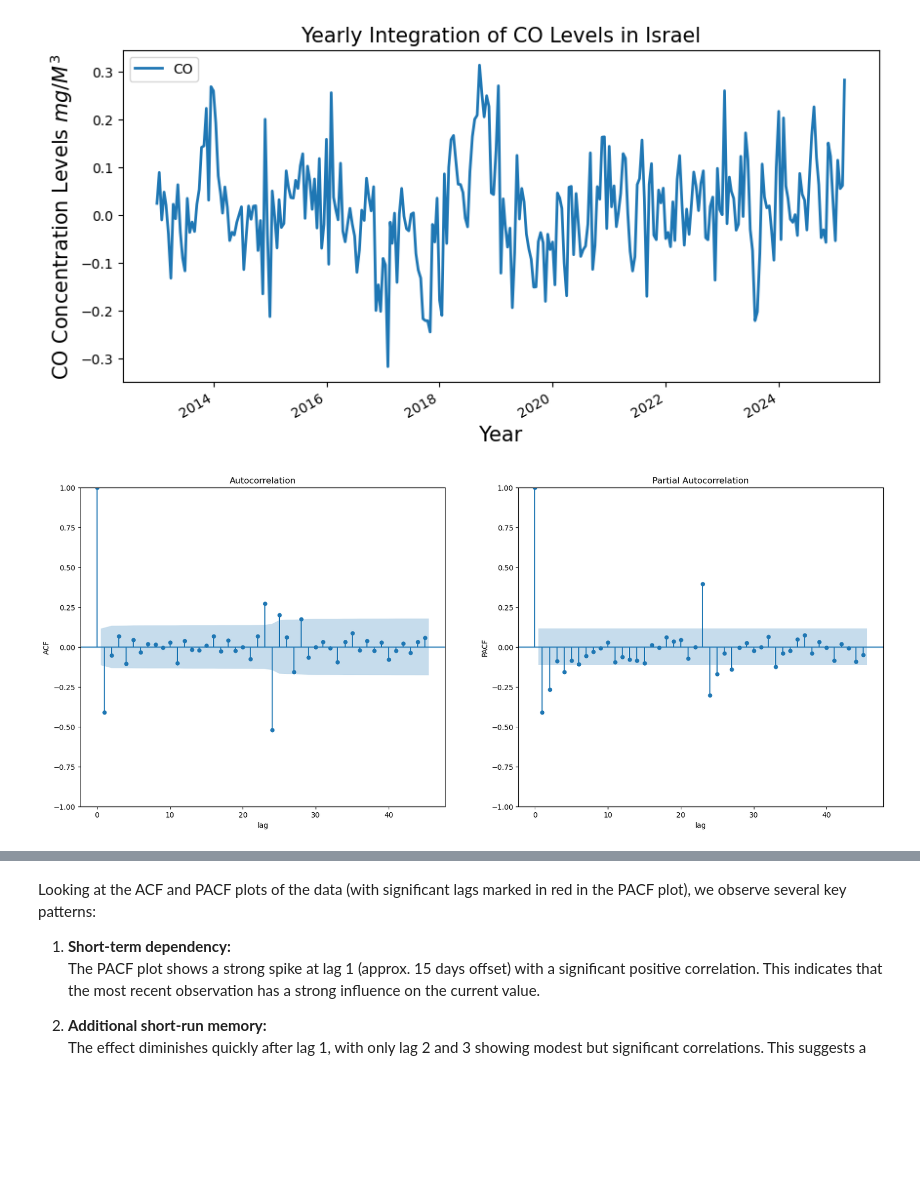
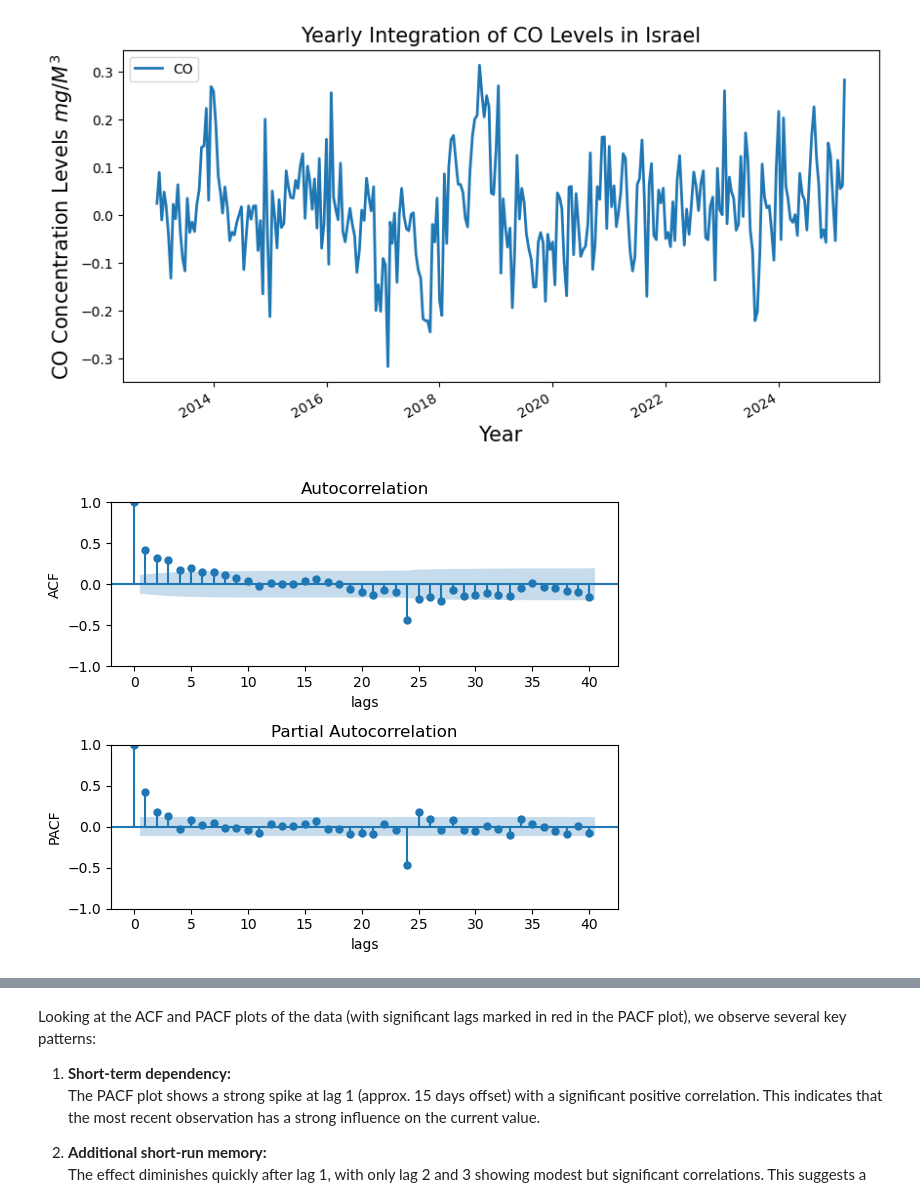
Before and after one commit to sinitsky96/Time-Series-Project, a Jupyter notebook: 03_models.ipynb, the cells around one changed output, grey strips where cells are left out. Drawn from its saved outputs; the diff is of its cells as text; code cells hidden in the pictures; blank space fills up the shorter version.

Commit message:
add plotting of corellograms that fits report

```diff
--- a/03_models.ipynb
+++ b/03_models.ipynb
@@ -55,18 +47,21 @@ plt.ylabel('CO Concentration Levels $mg/M^3$', fontsize=15);
 # %% [output]
 [figure]
 # %%
-# produce graph for report
-fig, axes = plt.subplots(nrows=1, ncols=2, figsize=(20, 8))
-tsaplots.plot_acf(year_integration.diff(periods=1).dropna(), lags=45, ax=axes[0]);
-tsaplots.plot_pacf(year_integration.diff(periods=1).dropna(), lags=45, ax=axes[1]);
-axes[0].set_xlabel("lag")
-axes[1].set_xlabel("lag")
+fig, axes = plt.subplots(2, 1, figsize=(6, 5))
+
+tsaplots.plot_acf(year_integration, lags=40, ax=axes[0])
+axes[0].set_xlabel("lags")
 axes[0].set_ylabel("ACF")
+
+tsaplots.plot_pacf(year_integration, lags=40, ax=axes[1])
+axes[1].set_xlabel("lags")
 axes[1].set_ylabel("PACF")
-# plt.savefig("visualizations/correlograms.png")
+
+plt.tight_layout()
+plt.savefig("visualizations/correlograms.png", dpi=300, bbox_inches='tight')
 plt.show()
 # %% [output]
-[figure, old version]
+[figure, new version]
 # %%
 # Plot ACF for year-integration series
 tsaplots.plot_acf(year_integration, lags=40);
```
Also changed, not shown: parts of 12 cells of this notebook.
